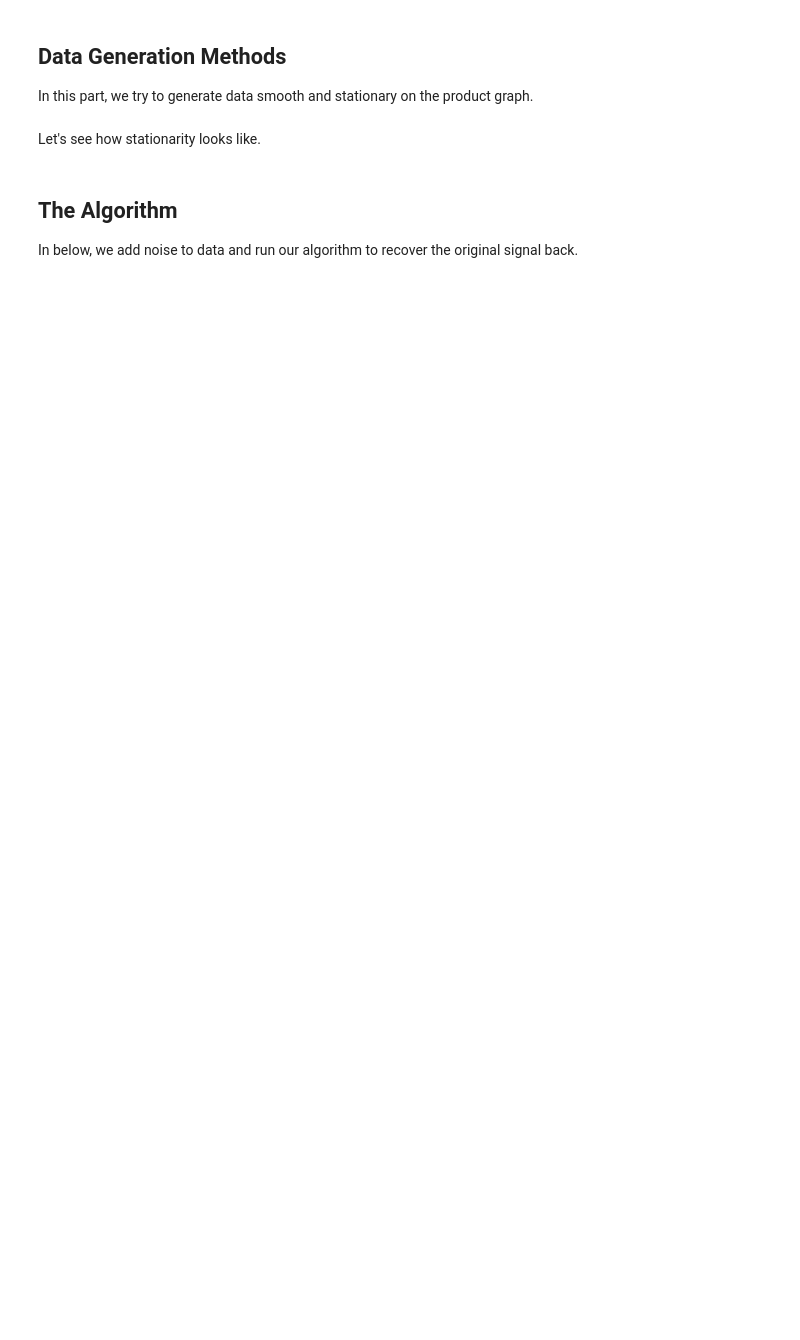
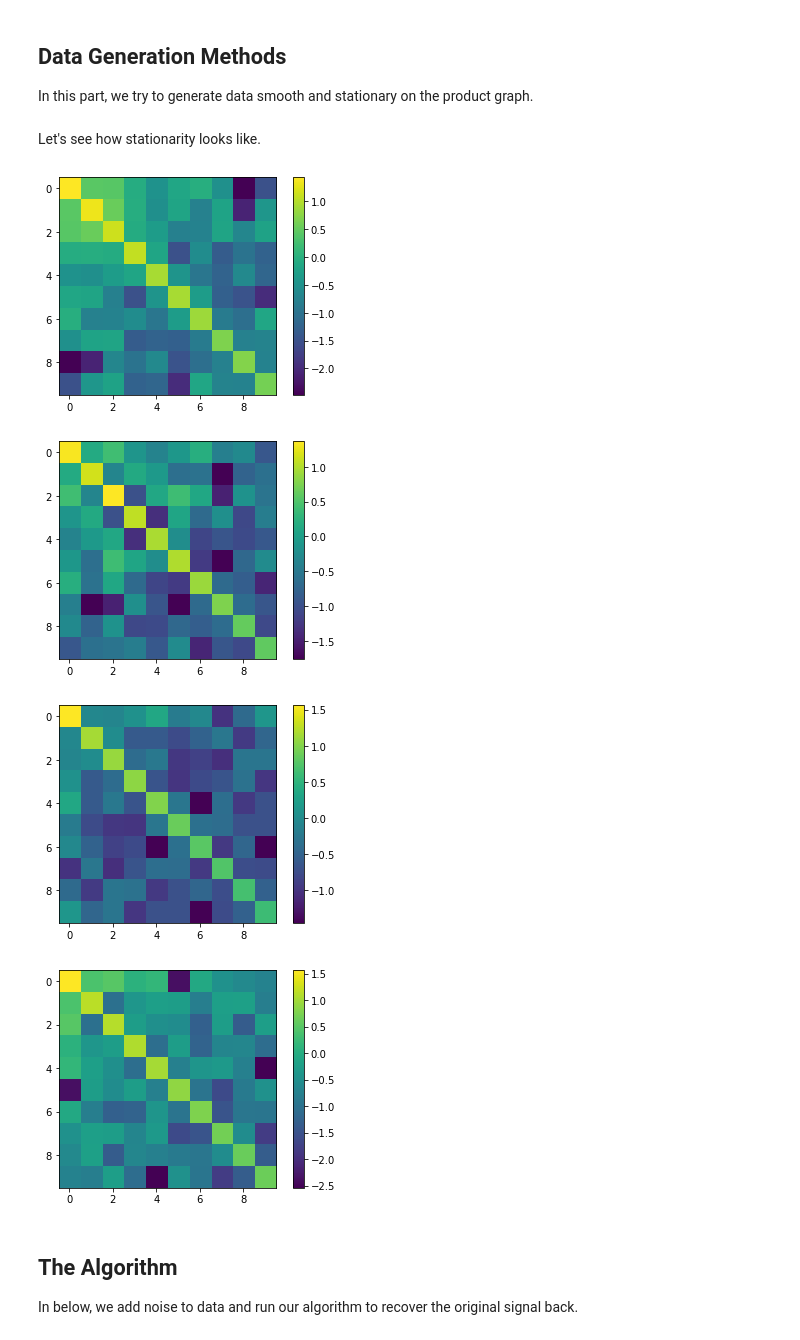
Before and after one commit to mrsfgl/geometric_tensor_learning, a Jupyter notebook: notebooks/geoTL.ipynb, the cells around one changed output. Drawn from its saved outputs; the diff is of its cells as text; code cells hidden in the pictures; blank space fills up the shorter version.

```diff
--- a/notebooks/geoTL.ipynb
+++ b/notebooks/geoTL.ipynb
@@ -51,12 +51,17 @@ X_smooth, V = generate_smooth_stationary_data(Phi)
 # %% [markdown]
 Let's see how stationarity looks like.
 # %%
-# for i in range(n):
-#     P_X = V[i].transpose()@t2m(X_smooth,i)
-#     psd = P_X@P_X.transpose()
-#     # plt.imshow(np.log10(abs(psd)))
-#     # plt.colorbar()
-#     # plt.show()
+for i in range(n):
+    P_X = V[i].transpose()@t2m(X_smooth,i)
+    psd = P_X@P_X.transpose()
+    plt.imshow(np.log10(abs(psd)))
+    plt.colorbar()
+    plt.show()
+# %% [output]
+[figure, added]
+[figure, added]
+[figure, added]
+[figure, added]
 # %% [markdown]
 ## The Algorithm
 
```
Also changed, not shown: parts of 6 cells of this notebook, 45 other files.
